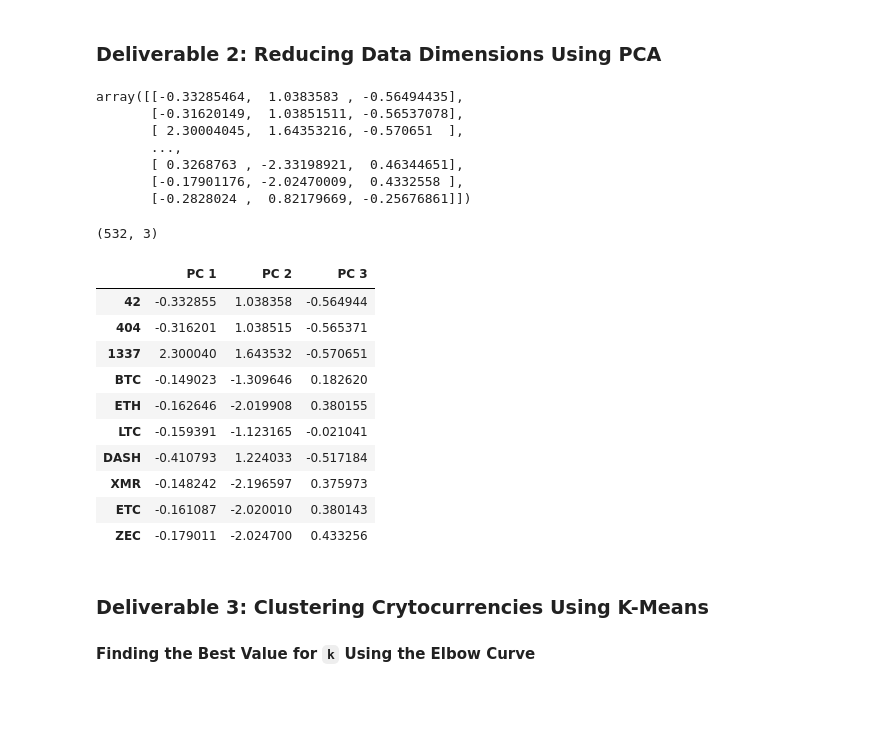
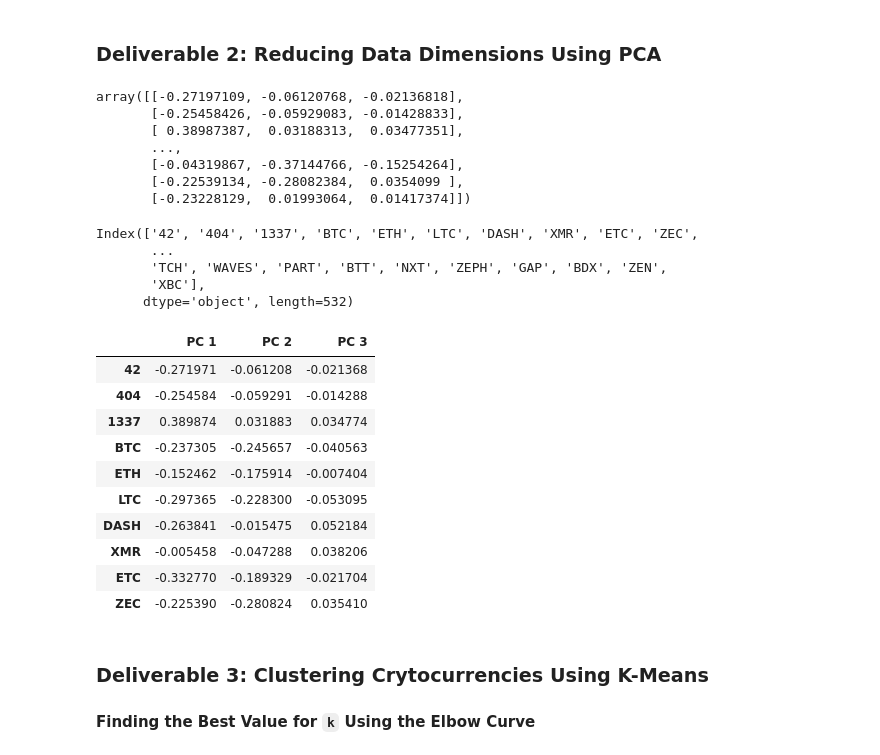
Before and after one commit to Victoria-Morales/Cryptocurrencies, a Jupyter notebook: crypto_clustering.ipynb, the cells around one changed output. Saved outputs shown, nothing was run; the diff lists cells and outputs as text; code cells hidden in the pictures; blank space fills up the shorter version.

```diff
--- a/crypto_clustering.ipynb
+++ b/crypto_clustering.ipynb
@@ -175,31 +175,51 @@ array([[-0.11710817, -0.0433963 , -0.0433963 , ..., -0.0433963 ,
 ### Deliverable 2: Reducing Data Dimensions Using PCA
 # %%
 # Using PCA to reduce dimension to three principal components.
-# YOUR CODE HERE
+
+
+pca = PCA(n_components=3)
+
+crypto_pca = pca.fit_transform(crypto_scaled)
+
+crypto_pca
 # %% [output]
-array([[-0.33285464,  1.0383583 , -0.56494435],
-       [-0.31620149,  1.03851511, -0.56537078],
-       [ 2.30004045,  1.64353216, -0.570651  ],
+array([[-0.27197109, -0.06120768, -0.02136818],
+       [-0.25458426, -0.05929083, -0.01428833],
+       [ 0.38987387,  0.03188313,  0.03477351],
        ...,
-       [ 0.3268763 , -2.33198921,  0.46344651],
-       [-0.17901176, -2.02470009,  0.4332558 ],
-       [-0.2828024 ,  0.82179669, -0.25676861]])
+       [-0.04319867, -0.37144766, -0.15254264],
+       [-0.22539134, -0.28082384,  0.0354099 ],
+       [-0.23228129,  0.01993064,  0.01417374]])
+# %%
+# Index
+n = crypto_df.index
+n
+# %% [output]
+Index(['42', '404', '1337', 'BTC', 'ETH', 'LTC', 'DASH', 'XMR', 'ETC', 'ZEC',
+       ...
+       'TCH', 'WAVES', 'PART', 'BTT', 'NXT', 'ZEPH', 'GAP', 'BDX', 'ZEN',
+       'XBC'],
+      dtype='object', length=532)
 # %%
 # Create a DataFrame with the three principal components.
-# YOUR CODE HERE
+pcs_df = pd.DataFrame(
+    data=crypto_pca, columns=["PC 1", "PC 2", "PC 3"]
+)
+pcs_df = pcs_df.set_index(n)
+
+pcs_df.head(10)
 # %% [output]
-(532, 3)
 |  | PC 1 | PC 2 | PC 3 |
-| 42 | -0.332855 | 1.038358 | -0.564944 |
-| 404 | -0.316201 | 1.038515 | -0.565371 |
-| 1337 | 2.300040 | 1.643532 | -0.570651 |
-| BTC | -0.149023 | -1.309646 | 0.182620 |
-| ETH | -0.162646 | -2.019908 | 0.380155 |
-| LTC | -0.159391 | -1.123165 | -0.021041 |
-| DASH | -0.410793 | 1.224033 | -0.517184 |
-| XMR | -0.148242 | -2.196597 | 0.375973 |
-| ETC | -0.161087 | -2.020010 | 0.380143 |
-| ZEC | -0.179011 | -2.024700 | 0.433256 |
+| 42 | -0.271971 | -0.061208 | -0.021368 |
+| 404 | -0.254584 | -0.059291 | -0.014288 |
+| 1337 | 0.389874 | 0.031883 | 0.034774 |
+| BTC | -0.237305 | -0.245657 | -0.040563 |
+| ETH | -0.152462 | -0.175914 | -0.007404 |
+| LTC | -0.297365 | -0.228300 | -0.053095 |
+| DASH | -0.263841 | -0.015475 | 0.052184 |
+| XMR | -0.005458 | -0.047288 | 0.038206 |
+| ETC | -0.332770 | -0.189329 | -0.021704 |
+| ZEC | -0.225390 | -0.280824 | 0.035410 |
 # %% [markdown]
 ### Deliverable 3: Clustering Crytocurrencies Using K-Means
 
```
